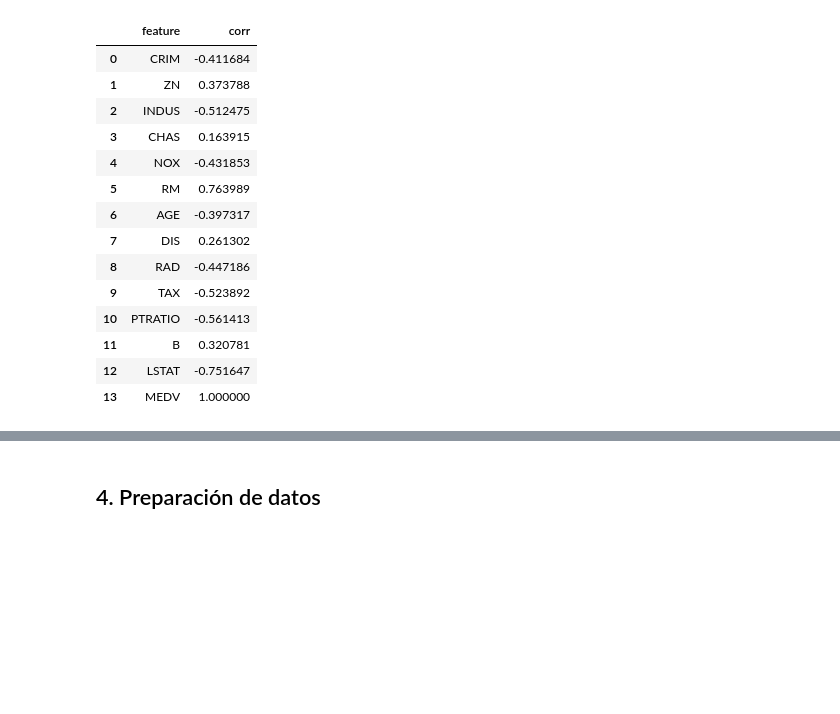
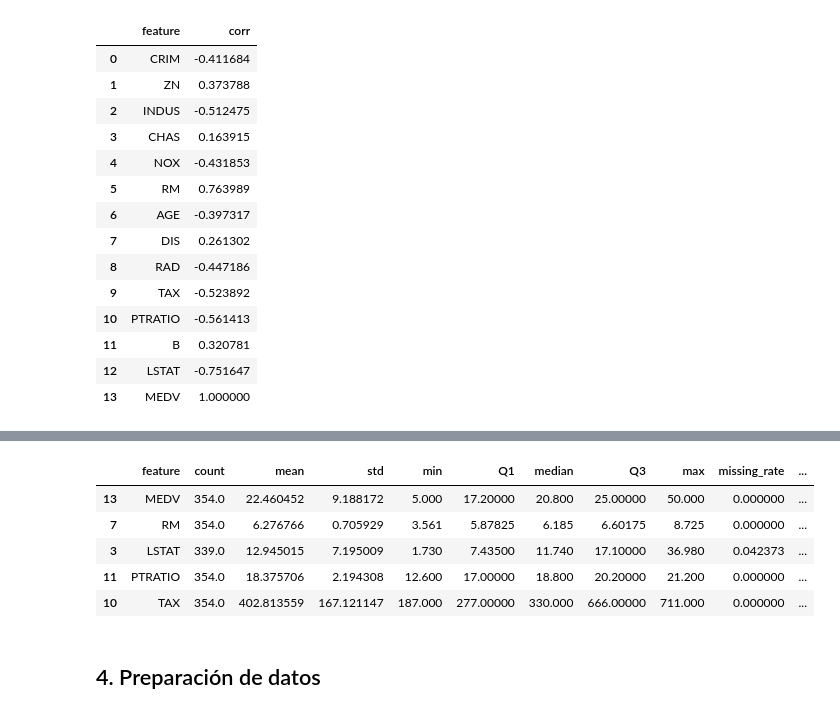
Before and after one commit to maacunap76/Especiaizacion_ML_Deep_DMC, a Jupyter notebook: Supervised_models/Linear_regression/Lab_Boston_Housing_v2.ipynb, the cells around one changed output, grey strips where cells are left out. Saved outputs shown, nothing was run; the diff lists cells and outputs as text; code cells hidden in the pictures; blank space fills up the shorter version.

```diff
--- a/Supervised_models/Linear_regression/Lab_Boston_Housing_v2.ipynb
+++ b/Supervised_models/Linear_regression/Lab_Boston_Housing_v2.ipynb
@@ -456,13 +456,25 @@ pdResume2
 # %%
 # Cruzando correlaciones con la tabla de resumen original
 
-pdres_cor = pd.DataFrame({'feature' : features, 'corr_MEDV' : correlations})
-pdResume2 = pd.merge(pdResume, pdres_cor, on = 'feature')
+#pdres_cor = pd.DataFrame({'feature' : features, 'corr_MEDV' : correlations})
+#pdResume2 = pd.merge(pdResume, pdres_cor, on = 'feature')
 # %%
-pdResume2['abs_corr_MEDV'] = pdResume2.corr_MEDV.apply(lambda x: abs(x))
-pdResume2.sort_values(by = 'abs_corr_MEDV', ascending = False, inplace=True)
+#pdResume2['abs_corr_MEDV'] = pdResume2.corr_MEDV.apply(lambda x: abs(x))
+#pdResume2.sort_values(by = 'abs_corr_MEDV', ascending = False, inplace=True)
 
-pdResume2.head()
+#pdResume2.head()
+# %%
+pdResume2['abs_corr'] = pdResume2['corr'].apply(lambda x: abs(x))#el apply hace funciones sobre la columna seleccionada en este caso corr
+pdResume2.sort_values(by = 'abs_corr', ascending = False, inplace=True)
+
+pdResume2.head()
+# %% [output]
+|  | feature | count | mean | std | min | Q1 | median | Q3 | max | missing_rate | ... |
+| 13 | MEDV | 354.0 | 22.460452 | 9.188172 | 5.000 | 17.20000 | 20.800 | 25.00000 | 50.000 | 0.000000 | ... |
+| 7 | RM | 354.0 | 6.276766 | 0.705929 | 3.561 | 5.87825 | 6.185 | 6.60175 | 8.725 | 0.000000 | ... |
+| 3 | LSTAT | 339.0 | 12.945015 | 7.195009 | 1.730 | 7.43500 | 11.740 | 17.10000 | 36.980 | 0.042373 | ... |
+| 11 | PTRATIO | 354.0 | 18.375706 | 2.194308 | 12.600 | 17.00000 | 18.800 | 20.20000 | 21.200 | 0.000000 | ... |
+| 10 | TAX | 354.0 | 402.813559 | 167.121147 | 187.000 | 277.00000 | 330.000 | 666.00000 | 711.000 | 0.000000 | ... |
 # %%
 # Guardando resultados
 pdResume2.to_csv('univariate_assesment.csv', index = 0)
```
